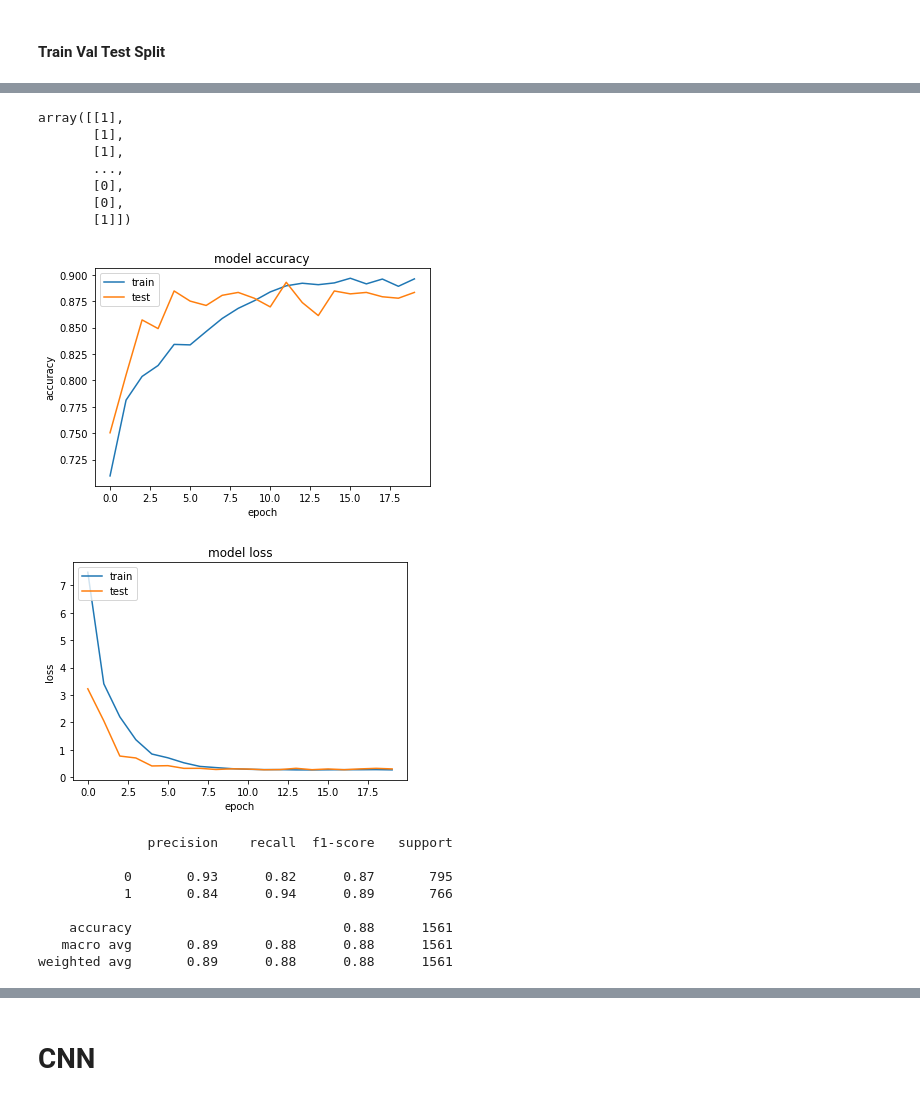
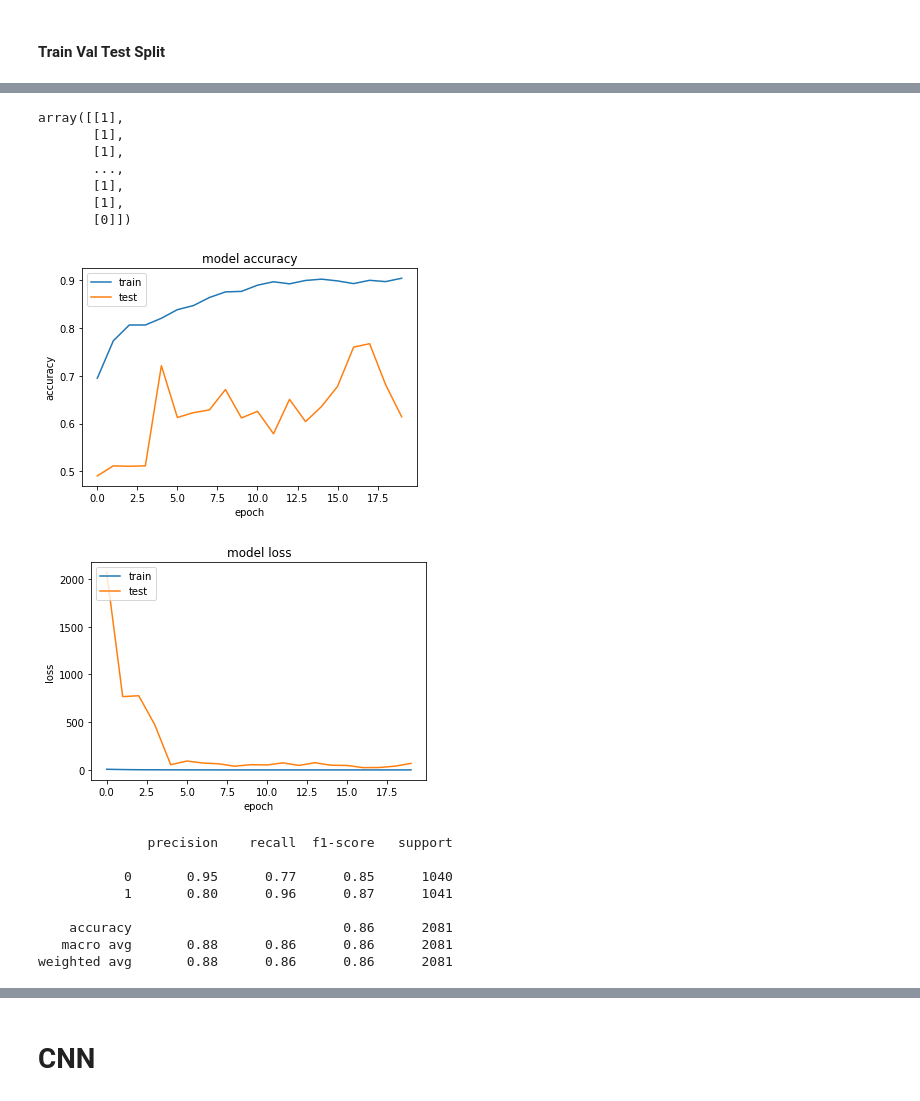
Before and after one commit to brijk20/EyeClassification, a Jupyter notebook: eye-classification.ipynb, the cells around one changed output, grey strips where cells are left out. Drawn from its saved outputs; the diff is of its cells as text; code cells hidden in the pictures.

Commit message:
Kaggle Notebook | Eye Classification - KNN, MLP, CNN | Version 5

```diff
--- a/eye-classification.ipynb
+++ b/eye-classification.ipynb
@@ -399,0 +418,11 @@ y test:  (1561, 1)
+# %%
+male = len(y_train2[y_train2>0])
+female = len(y_train2) - male
+total = len(y_train2)
+weight_for_male = total / (2 * male)
+weight_for_female = total / (2 * female)
+class_weight = {0: weight_for_female, 1: weight_for_male}
+print(class_weight)
+
+# Optimizer
+adam_optimizer = tf.keras.optimizers.Adam()
@@ -400,23 +433,6 @@ y test:  (1561, 1)
 # %%
 
-model = tf.keras.models.Sequential([
-    tf.keras.layers.Dense(1024, activation=tf.nn.leaky_relu), # x if x > 0 else alpha*x
-    tf.keras.layers.Dropout(0.5),
-    tf.keras.layers.Dense(512, activation=tf.nn.leaky_relu),
-    tf.keras.layers.Dropout(0.5),
-    tf.keras.layers.Dense(1, activation='sigmoid') # [0, 1]
-])
-
-red = len(y_train[y_train>0])
-blue = len(y_train) - red
-total = len(y_train)
-weight_for_red = total / (2 * red)
-weight_for_blue = total / (2 * blue)
-class_weight = {0: weight_for_blue, 1: weight_for_red}
-print(class_weight)
-
-adam_optimizer = tf.keras.optimizers.Adam()
-model.compile(
+MLP.compile(
     optimizer=adam_optimizer,
     loss='binary_crossentropy',
     metrics=[
@@ -437,11 +451,12 @@ model.compile(
 # %%
+# Training
 scaler = StandardScaler()
-x_train_scaled = scaler.fit_transform(x_train)
-history = model.fit(x_train_scaled,
-          y_train,
+x_train_scaled = scaler.fit_transform(x_train2)
+mlp_history = MLP.fit(x_train_scaled,
+          y_train2,
           class_weight=class_weight,
           batch_size=64,
-          validation_split=0.1,
+          validation_data=(x_val2,y_val2),
 #           callbacks=[save_best_callback],
           epochs=20)
 # %% [output]
@@ -474,48 +496,48 @@ Test accuracy: 720.0
 # %%
 # Predictions
-y_pred = model.predict(x_test_scaled)
-y_pred = np.where(y_pred > 0.5, 1, 0)
-y_pred
+y_pred2 = MLP.predict(x_test_scaled)
+y_pred2 = np.where(y_pred2 > 0.5, 1, 0)
+y_pred2
 # %% [output]
 array([[1],
        [1],
        [1],
        ...,
-       [0],
-       [0],
-       [1]])
+       [1],
+       [1],
+       [0]])
 # %%
 # summarize history for accuracy
-plt.plot(history.history['accuracy'])
-plt.plot(history.history['val_accuracy'])
+plt.plot(mlp_history.history['accuracy'])
+plt.plot(mlp_history.history['val_accuracy'])
 plt.ylabel('accuracy')
 plt.xlabel('epoch')
 plt.title('model accuracy')
 plt.legend(['train', 'test'], loc='upper left')
 plt.show()
 # %% [output]
-[figure, old version]
+[figure, new version]
 # %%
 # summarize history for loss
-plt.plot(history.history['loss'])
-plt.plot(history.history['val_loss'])
+plt.plot(mlp_history.history['loss'])
+plt.plot(mlp_history.history['val_loss'])
 plt.ylabel('loss')
 plt.xlabel('epoch')
 plt.title('model loss')
 plt.legend(['train', 'test'], loc='upper left')
 plt.show()
 # %% [output]
-[figure, old version]
+[figure, new version]
 # %%
 # Classification report
-CNN_Classification_Report = classification_report(y_test,y_pred)
-print(CNN_Classification_Report)
+MLP_Classification_Report = classification_report(y_test2,y_pred2)
+print(MLP_Classification_Report)
 # %% [output]
               precision    recall  f1-score   support
 
-           0       0.93      0.82      0.87       795
-           1       0.84      0.94      0.89       766
+           0       0.95      0.77      0.85      1040
+           1       0.80      0.96      0.87      1041
 
-    accuracy                           0.88      1561
-   macro avg       0.89      0.88      0.88      1561
-weighted avg       0.89      0.88      0.88      1561
+    accuracy                           0.86      2081
+   macro avg       0.88      0.86      0.86      2081
+weighted avg       0.88      0.86      0.86      2081
```
Also changed, not shown: parts of 49 cells of this notebook.
